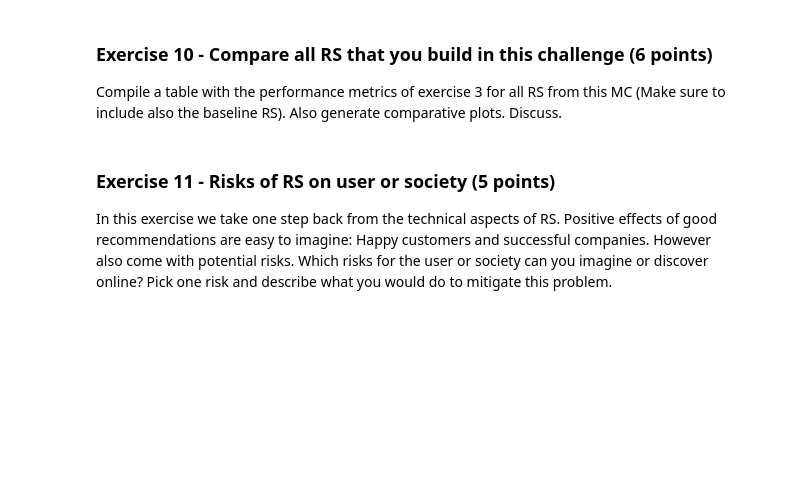
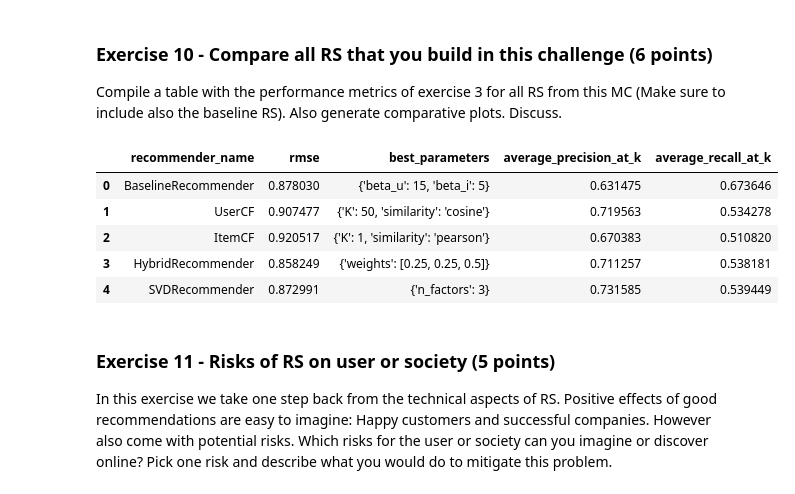
Before and after one commit to okaynils/fhnw-ds-rsy, a Jupyter notebook: MiniChallenge/RSY_ MiniChallenge_FS24.ipynb, the cells around one changed output. Cells and saved outputs as stored; diff of their text form; code cells hidden in the pictures; blank space fills up the shorter version.

```diff
--- a/MiniChallenge/RSY_ MiniChallenge_FS24.ipynb
+++ b/MiniChallenge/RSY_ MiniChallenge_FS24.ipynb
@@ -1667,4 +1673,4 @@ result_store.add_result(recommender_name='HybridRecommender',
 # %% [output]
 ✅ Result added!
 # %%
-result_store.save_results('results.csv')
+result_store.load_results('results.csv')
@@ -1920,6 +2055,15 @@ print(similar_movies)
 # %% [markdown]
 ### Exercise 10 - Compare all RS that you build in this challenge (6 points)
 Compile a table with the performance metrics of exercise 3 for all RS from this MC (Make sure to include also the baseline RS). Also generate comparative plots. Discuss.
+# %%
+result_store.get_results()
+# %% [output]
+|  | recommender_name | rmse | best_parameters | average_precision_at_k | average_recall_at_k |
+| 0 | BaselineRecommender | 0.878030 | {'beta_u': 15, 'beta_i': 5} | 0.631475 | 0.673646 |
+| 1 | UserCF | 0.907477 | {'K': 50, 'similarity': 'cosine'} | 0.719563 | 0.534278 |
+| 2 | ItemCF | 0.920517 | {'K': 1, 'similarity': 'pearson'} | 0.670383 | 0.510820 |
+| 3 | HybridRecommender | 0.858249 | {'weights': [0.25, 0.25, 0.5]} | 0.711257 | 0.538181 |
+| 4 | SVDRecommender | 0.872991 | {'n_factors': 3} | 0.731585 | 0.539449 |
 # %% [markdown]
 ### Exercise 11 - Risks of RS on user or society (5 points)
 In this exercise we take one step back from the technical aspects of RS.
```
Also changed, not shown: parts of 22 cells of this notebook, 2 other files.
